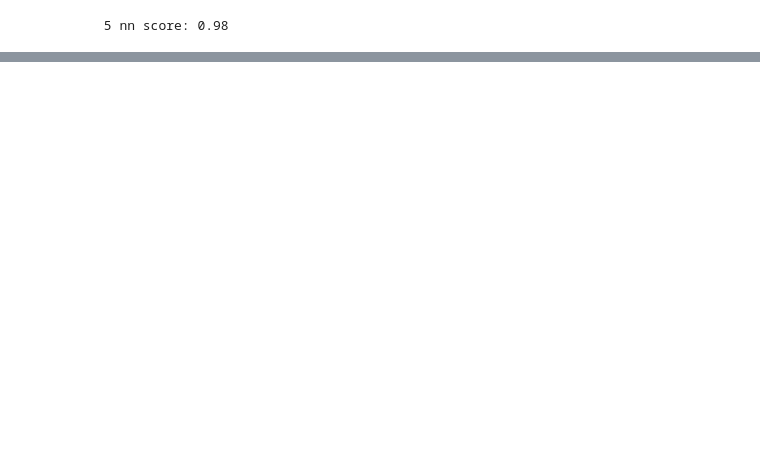
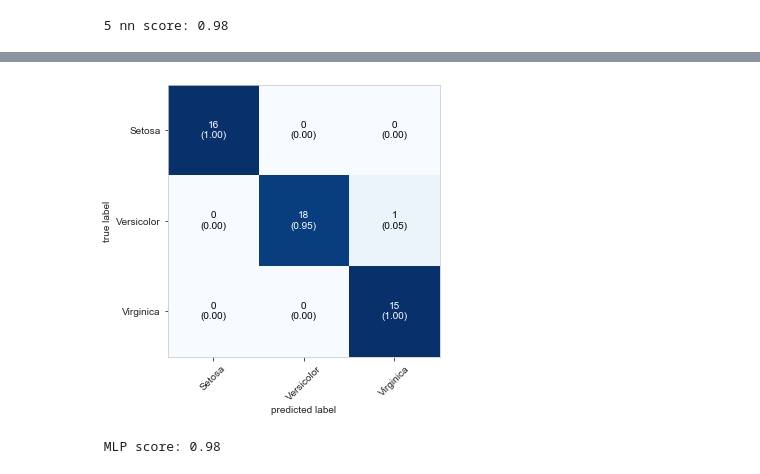
Before and after one commit to onur-kantar/K-NN-and-MLP-on-IRIS-Data-Set, a Jupyter notebook: K-NN and MLP on IRİS Data Set.ipynb, the cells around one changed output, grey strips where cells are left out. Drawn from its saved outputs; the diff is of its cells as text; code cells hidden in the pictures; blank space fills up the shorter version.

```diff
--- a/K-NN and MLP on IRİS Data Set.ipynb
+++ b/K-NN and MLP on IRİS Data Set.ipynb
@@ -80,0 +83,5 @@ print(" {} nn score: {} ".format(5,knn.score(x_test,y_test)))
+# %%
+from sklearn.neural_network import MLPClassifier
+mlp = MLPClassifier(hidden_layer_sizes=(100,100,100), max_iter=500, alpha=0.0001,
+                     solver='sgd', verbose=10,  random_state=21,tol=0.000000001)
+mlp.fit(x_train, y_train)
@@ -80,0 +113,2 @@ print(" {} nn score: {} ".format(5,knn.score(x_test,y_test)))
+# %%
+Y_pred = mlp.predict(x_test)
@@ -80,0 +133,15 @@ print(" {} nn score: {} ".format(5,knn.score(x_test,y_test)))
+# %%
+cm = confusion_matrix(y_test,Y_pred)
+
+class_names = ['Setosa', 'Versicolor', 'Virginica']
+
+fig, ax = plot_confusion_matrix(conf_mat=cm,
+                                show_normed=True,
+                                class_names=class_names,
+                                figsize =(5,5))
+# %% [output]
+[figure, added]
+# %%
+print(" MLP score: {} ".format(mlp.score(x_test,y_test)))
+# %% [output]
+ MLP score: 0.98
```
Also changed, not shown: parts of 6 cells of this notebook.
